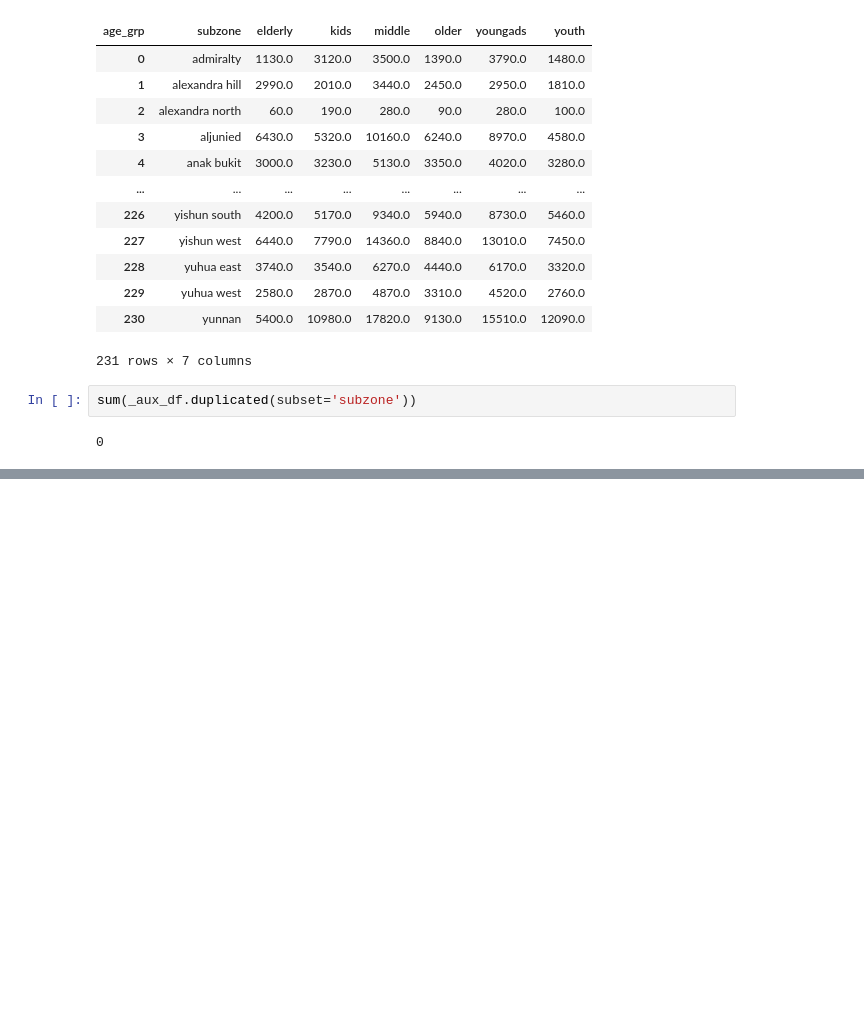
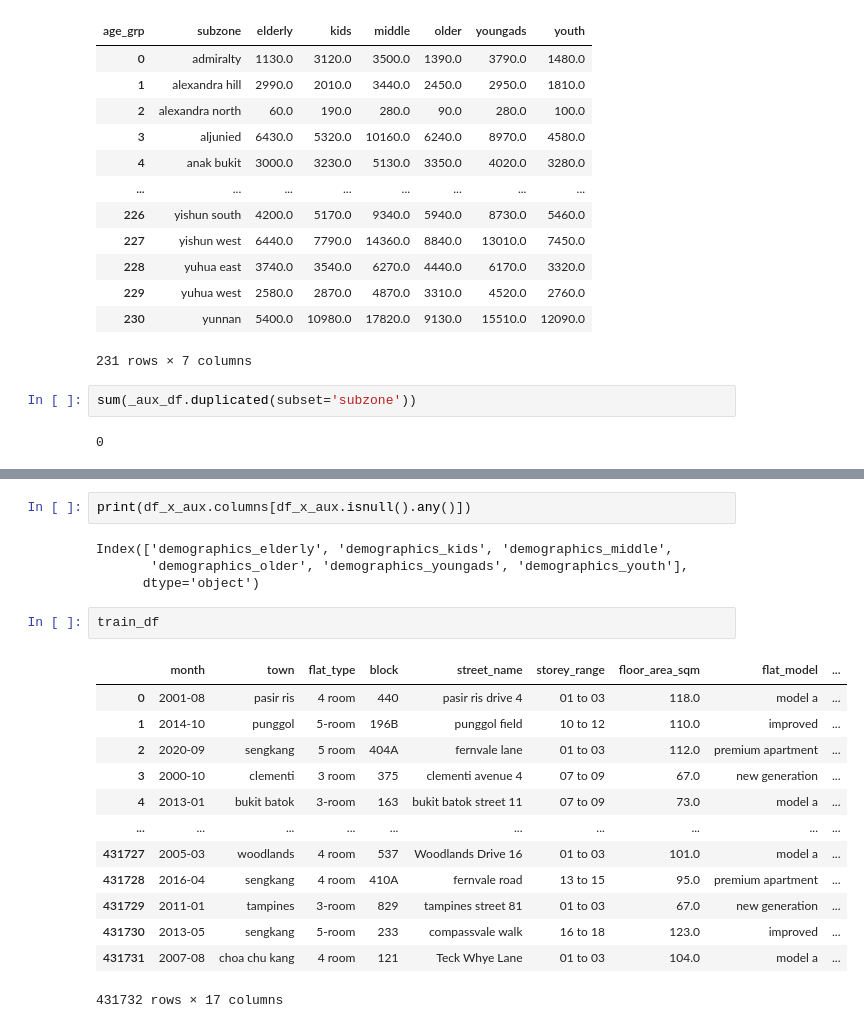
Before and after one commit to tanfiona/HDBResalePrice, a Jupyter notebook: notebooks/FeatureEngineering_Demographics.ipynb, the cells around one changed output, grey strips where cells are left out. Drawn from its saved outputs; the diff is of its cells as text; blank space fills up the shorter version.

```diff
--- a/notebooks/FeatureEngineering_Demographics.ipynb
+++ b/notebooks/FeatureEngineering_Demographics.ipynb
@@ -135,0 +150,22 @@ Index(['elderly', 'kids', 'middle', 'older', 'youngads', 'youth'], dtype='object
+# %%
+print(df_x_aux.columns[df_x_aux.isnull().any()])
+# %% [output]
+Index(['demographics_elderly', 'demographics_kids', 'demographics_middle',
+       'demographics_older', 'demographics_youngads', 'demographics_youth'],
+      dtype='object')
+# %%
+train_df
+# %% [output]
+|  | month | town | flat_type | block | street_name | storey_range | floor_area_sqm | flat_model | ... |
+| 0 | 2001-08 | pasir ris | 4 room | 440 | pasir ris drive 4 | 01 to 03 | 118.0 | model a | ... |
+| 1 | 2014-10 | punggol | 5-room | 196B | punggol field | 10 to 12 | 110.0 | improved | ... |
+| 2 | 2020-09 | sengkang | 5 room | 404A | fernvale lane | 01 to 03 | 112.0 | premium apartment | ... |
+| 3 | 2000-10 | clementi | 3 room | 375 | clementi avenue 4 | 07 to 09 | 67.0 | new generation | ... |
+| 4 | 2013-01 | bukit batok | 3-room | 163 | bukit batok street 11 | 07 to 09 | 73.0 | model a | ... |
+| ... | ... | ... | ... | ... | ... | ... | ... | ... | ... |
+| 431727 | 2005-03 | woodlands | 4 room | 537 | Woodlands Drive 16 | 01 to 03 | 101.0 | model a | ... |
+| 431728 | 2016-04 | sengkang | 4 room | 410A | fernvale road | 13 to 15 | 95.0 | premium apartment | ... |
+| 431729 | 2011-01 | tampines | 3-room | 829 | tampines street 81 | 01 to 03 | 67.0 | new generation | ... |
+| 431730 | 2013-05 | sengkang | 5-room | 233 | compassvale walk | 16 to 18 | 123.0 | improved | ... |
+| 431731 | 2007-08 | choa chu kang | 4 room | 121 | Teck Whye Lane | 01 to 03 | 104.0 | model a | ... |
+431732 rows × 17 columns
```
Also changed, not shown: parts of 5 cells of this notebook, 9 other files.
